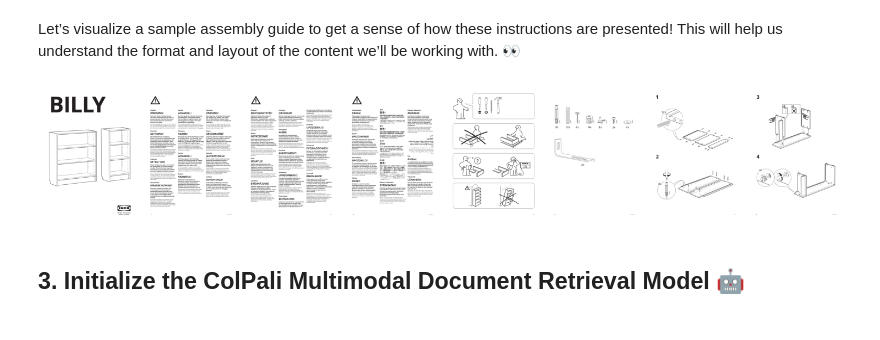
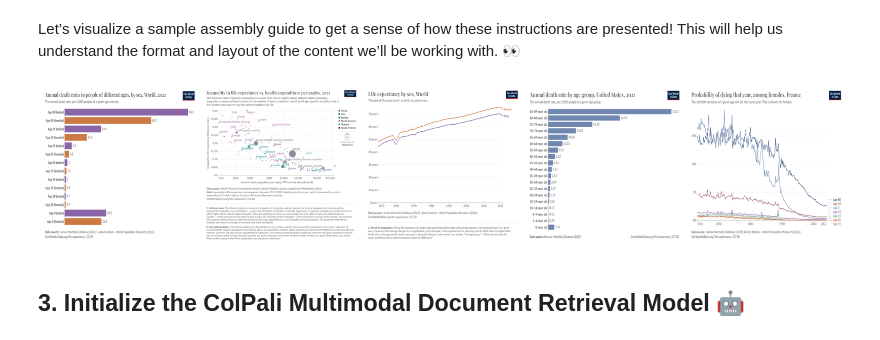
Before and after one commit to kumarankit1996/GenAI, a Jupyter notebook: MultiModal/multimodal_rag_using_langchain.ipynb, the cells around one changed output. Cells and saved outputs as stored; diff of their text form; code cells hidden in the pictures.

```diff
--- a/MultiModal/multimodal_rag_using_langchain.ipynb
+++ b/MultiModal/multimodal_rag_using_langchain.ipynb
@@ -76,37 +115,36 @@ Downloaded files: ['BILLY.pdf', 'BOAXEL.pdf', 'MALM.pdf', 'MICKE.pdf', 'ADILS.pd
 After downloading the assembly instructions, we will convert the PDFs into images. This step is crucial, as it allows the document retrieval model (ColPali) to process and manipulate the visual content effectively.
 # %%
 import os
-from pdf2image import convert_from_path
+from PIL import Image
 
-
-def convert_pdfs_to_images(pdf_folder):
-    pdf_files = [f for f in os.listdir(pdf_folder) if f.endswith('.pdf')]
+def load_png_images(image_folder):
+    png_files = [f for f in os.listdir(image_folder) if f.endswith('.png')]
     all_images = {}
 
-    for doc_id, pdf_file in enumerate(pdf_files):
-        pdf_path = os.path.join(pdf_folder, pdf_file)
-        images = convert_from_path(pdf_path)
-        all_images[doc_id] = images
+    for image_id, png_file in enumerate(png_files):
+        image_path = os.path.join(image_folder, png_file)
+        image = Image.open(image_path)
+        all_images[image_id] = image
 
     return all_images
 
-all_images = convert_pdfs_to_images("/content/data/")
+all_images = load_png_images("/content/data/")
 # %% [markdown]
 Let’s visualize a sample assembly guide to get a sense of how these instructions are presented! This will help us understand the format and layout of the content we’ll be working with. 👀
 # %%
 import matplotlib.pyplot as plt
 
-fig, axes = plt.subplots(1, 8, figsize=(15, 10))
+fig, axes = plt.subplots(1, 5, figsize=(20, 15))
 
 for i, ax in enumerate(axes.flat):
-    img = all_images[0][i]
+    img = all_images[i]
     ax.imshow(img)
     ax.axis('off')
 
 plt.tight_layout()
 plt.show()
 # %% [output]
-[figure, old version]
+[figure, new version]
 # %% [markdown]
 ## 3. Initialize the ColPali Multimodal Document Retrieval Model 🤖
 # %% [markdown]
```
Also changed, not shown: parts of 41 cells of this notebook.
